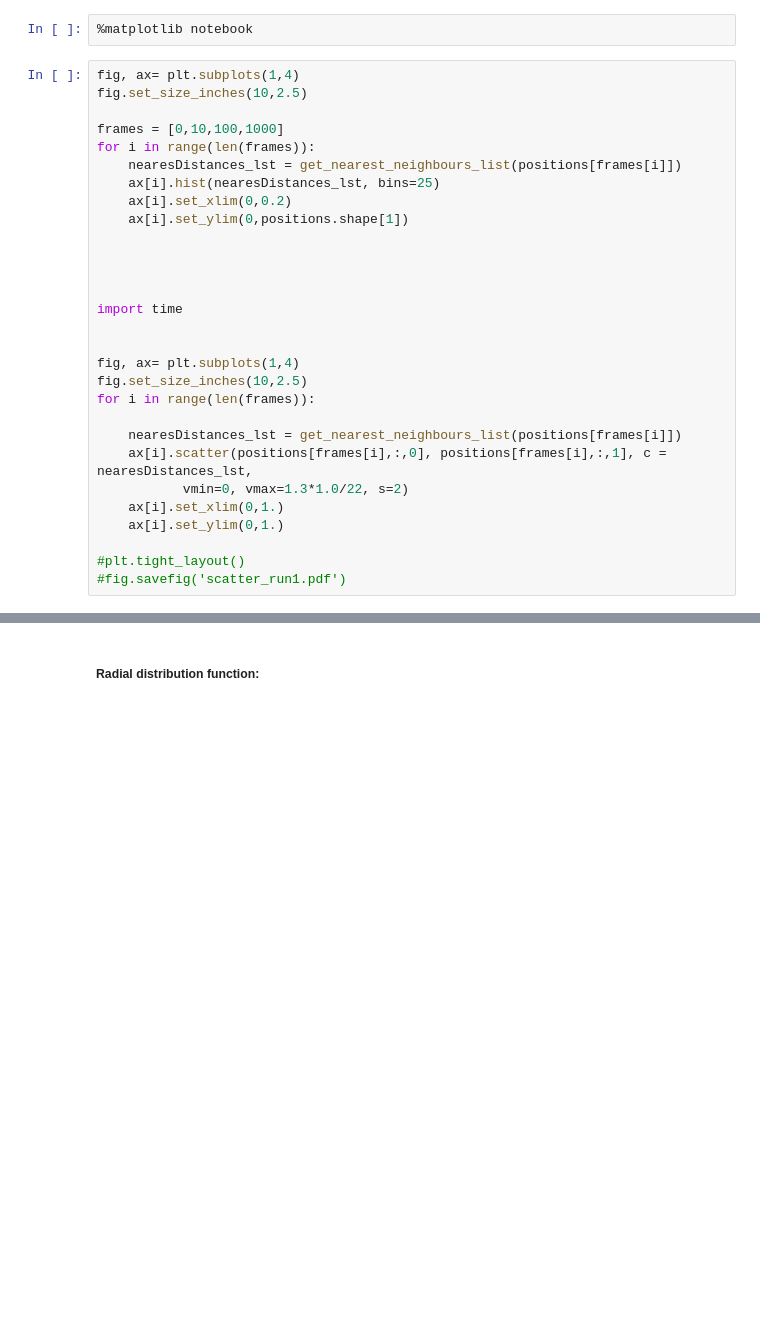
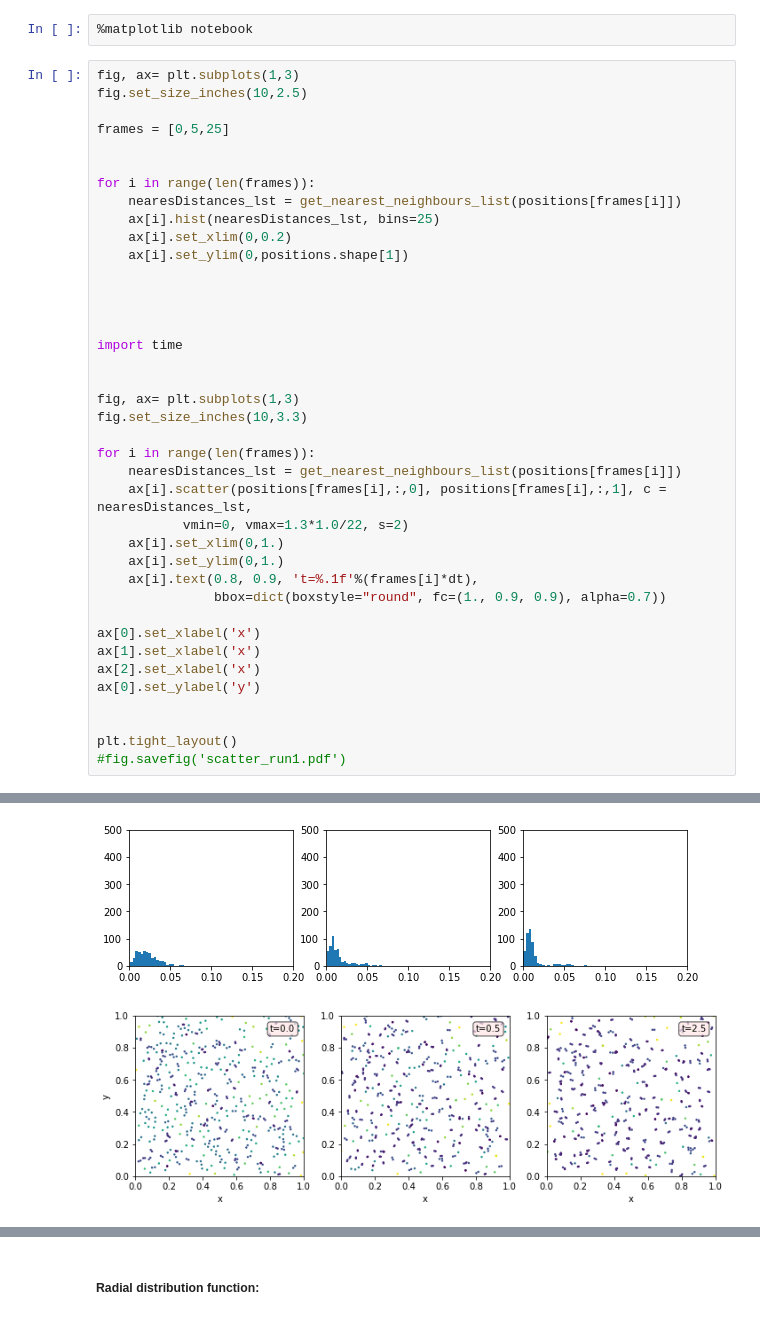
Before and after one commit to ronshnapp/numerical_projects, a Jupyter notebook: planktons/random_walk_playground/Population_dynamics_model.ipynb, the cells around one changed output, grey strips where cells are left out. Saved outputs shown, nothing was run; the diff lists cells and outputs as text; blank space fills up the shorter version.

```diff
--- a/planktons/random_walk_playground/Population_dynamics_model.ipynb
+++ b/planktons/random_walk_playground/Population_dynamics_model.ipynb
@@ -1331,10 +1332,12 @@ ax.scatter(positions[frame,:,0], positions[frame,:,1], c = nearesDistances_lst,
 # %%
 %matplotlib notebook
 # %%
-fig, ax= plt.subplots(1,4)
+fig, ax= plt.subplots(1,3)
 fig.set_size_inches(10,2.5)
 
-frames = [0,10,100,1000]
+frames = [0,5,25]
+
+
 for i in range(len(frames)):
     nearesDistances_lst = get_nearest_neighbours_list(positions[frames[i]])
     ax[i].hist(nearesDistances_lst, bins=25)
@@ -1347,16 +1350,24 @@ for i in range(len(frames)):
 import time
 
 
-fig, ax= plt.subplots(1,4)
-fig.set_size_inches(10,2.5)
+fig, ax= plt.subplots(1,3)
+fig.set_size_inches(10,3.3)
+
 for i in range(len(frames)):
-
     nearesDistances_lst = get_nearest_neighbours_list(positions[frames[i]])
     ax[i].scatter(positions[frames[i],:,0], positions[frames[i],:,1], c = nearesDistances_lst,
            vmin=0, vmax=1.3*1.0/22, s=2)
     ax[i].set_xlim(0,1.)
     ax[i].set_ylim(0,1.)
+    ax[i].text(0.8, 0.9, 't=%.1f'%(frames[i]*dt),
+               bbox=dict(boxstyle="round", fc=(1., 0.9, 0.9), alpha=0.7))
 
-#plt.tight_layout()
+ax[0].set_xlabel('x')
+ax[1].set_xlabel('x')
+ax[2].set_xlabel('x')
+ax[0].set_ylabel('y')
+
+
+plt.tight_layout()
 #fig.savefig('scatter_run1.pdf')
 # %% [output]
@@ -1366,0 +1374,2 @@ for i in range(len(frames)):
+[figure, added]
+[figure, added]
```
Also changed, not shown: parts of 6 cells of this notebook, 4 other files.
